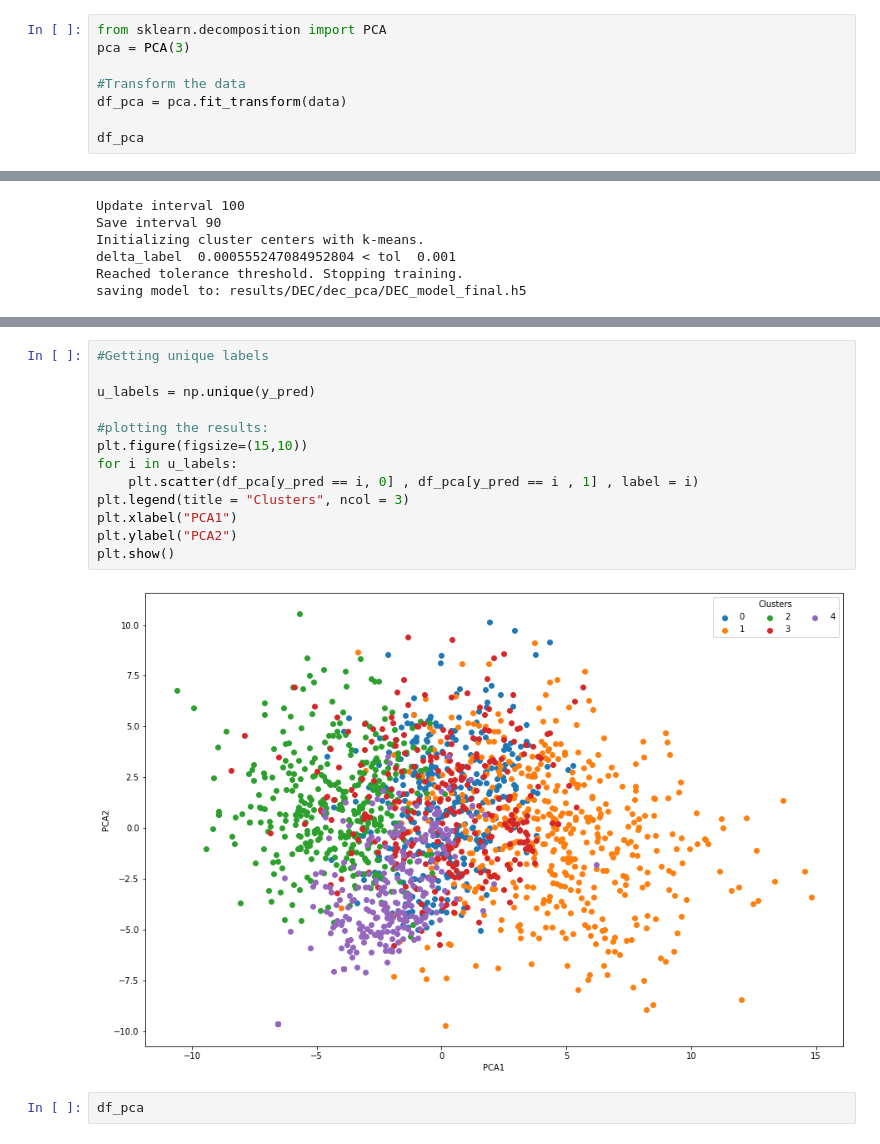
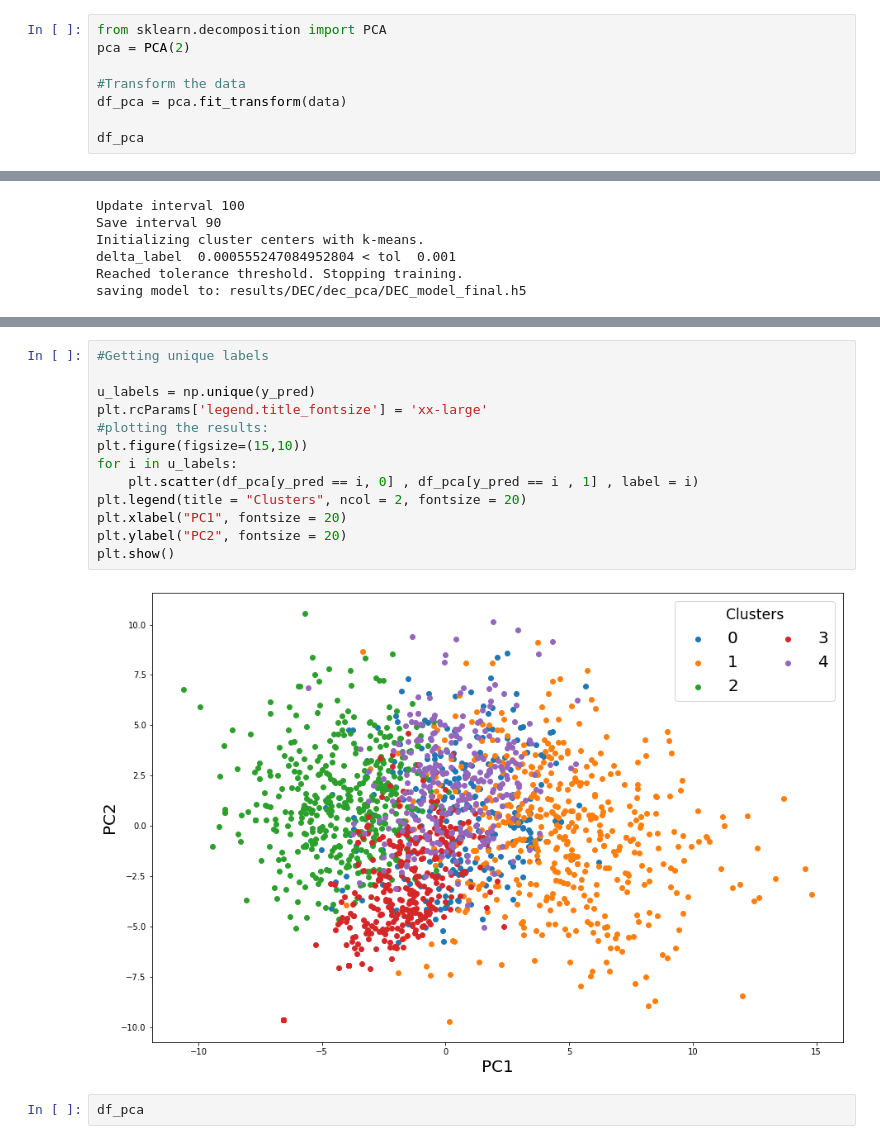
Before and after one commit to susieavagyan/capstone-cancer-subtyping, a Jupyter notebook: DEC.ipynb, the cells around one changed output, grey strips where cells are left out. Drawn from its saved outputs; the diff is of its cells as text.

Commit message:
improving plots

```diff
--- a/DEC.ipynb
+++ b/DEC.ipynb
@@ -408,7 +408,7 @@ preds.to_csv('./results/DEC/dec_cluster_assignments_5.csv', index=False)
 PCA
 # %%
 from sklearn.decomposition import PCA
-pca = PCA(3)
+pca = PCA(2)
 
 #Transform the data
 df_pca = pca.fit_transform(data)
@@ -443,18 +443,18 @@ array([3, 0, 3, ..., 2, 4, 4], dtype=int64)
 # %%
 #Getting unique labels
 
 u_labels = np.unique(y_pred)
-
+plt.rcParams['legend.title_fontsize'] = 'xx-large'
 #plotting the results:
 plt.figure(figsize=(15,10))
 for i in u_labels:
     plt.scatter(df_pca[y_pred == i, 0] , df_pca[y_pred == i , 1] , label = i)
-plt.legend(title = "Clusters", ncol = 3)
-plt.xlabel("PCA1")
-plt.ylabel("PCA2")
+plt.legend(title = "Clusters", ncol = 2, fontsize = 20)
+plt.xlabel("PC1", fontsize = 20)
+plt.ylabel("PC2", fontsize = 20)
 plt.show()
 # %% [output]
-[figure, old version]
+[figure, new version]
 # %%
 df_pca
 # %% [output]
```
Also changed, not shown: parts of 2 cells of this notebook, 19 other files.
